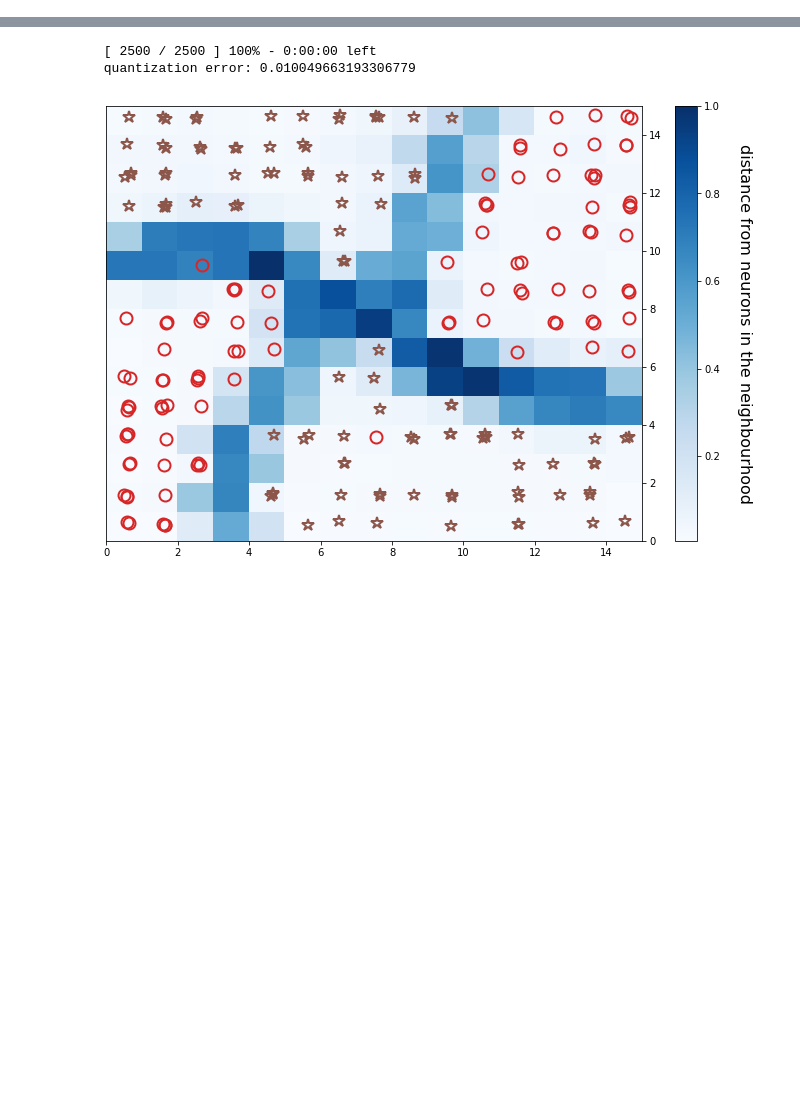
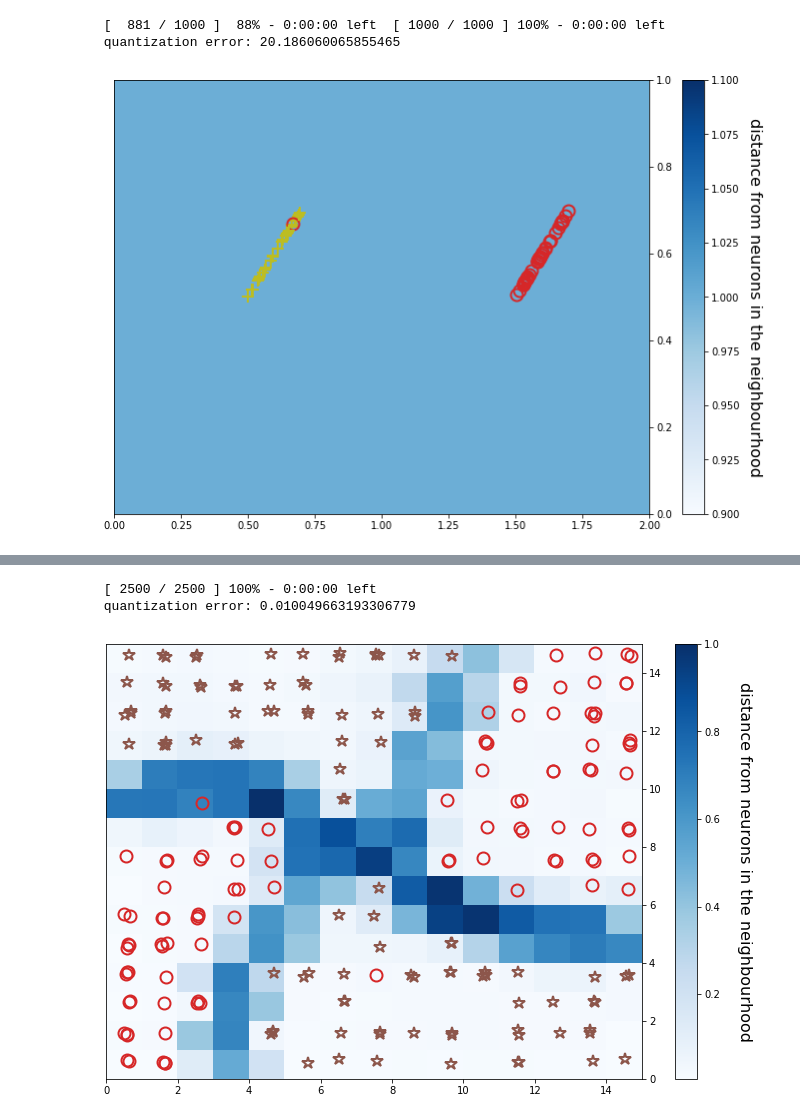
Before and after one commit to Janbinkowski96/CLL_analysis, a Jupyter notebook: CLL_SOM/SOM.ipynb, the cells around one changed output, grey strips where cells are left out. Drawn from its saved outputs; the diff is of its cells as text; code cells hidden in the pictures; blank space fills up the shorter version.

```diff
--- a/CLL_SOM/SOM.ipynb
+++ b/CLL_SOM/SOM.ipynb
@@ -108,3 +129,43 @@ plt.show()
+# %%
+som = MiniSom(2, 1,
+              input_len=dim,
+              sigma=.1,
+              learning_rate=1,
+             random_seed=101) # initialization of SOM
+
+som.random_weights_init(features_space)
+som.train(features_space, 1000, verbose=True)
+# %% [output]
+ [  881 / 1000 ]  88% - 0:00:00 left  [ 1000 / 1000 ] 100% - 0:00:00 left
+ quantization error: 20.186060065855465
+# %%
+markers = ['o', '+']
+colors = ['C3', 'C8']
+np.random.seed = 101
+
+fig, ax = plt.subplots(figsize=(12, 8))
+x = ax.pcolor(som.distance_map().T, cmap='Blues')
+fig.colorbar(mappable=x)
+
+for cnt, xx in enumerate(features_space):
+    w = som.winner(xx)  # getting the winner
+
+    # palce a marker on the winning position for the sample xx
+    r = np.random.random_sample() / 5
+    ax.plot(w[0]+0.5 + r, w[1]+0.5 + r, markers[int(target[cnt])], markerfacecolor='None',
+             markeredgecolor=colors[int(target[cnt])],
+             markersize=12,
+             markeredgewidth=2)
+
+
+ax.yaxis.set_label_position("right")
+ax.yaxis.tick_right()
+ax.set_ylabel('distance from neurons in the neighbourhood',
+                  rotation=270, fontsize=16, labelpad=90)
+
+plt.show()
+# %% [output]
+[figure, added]
 # %%
 # Example how SOM works
 # %%
```
Also changed, not shown: parts of 25 cells of this notebook.
